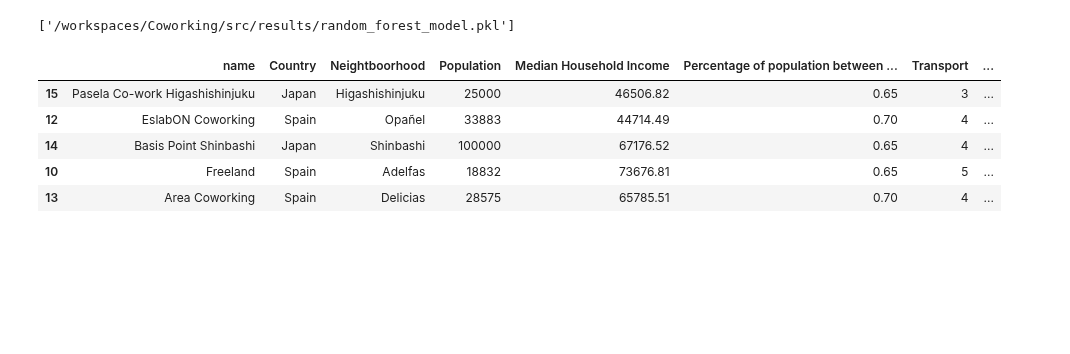
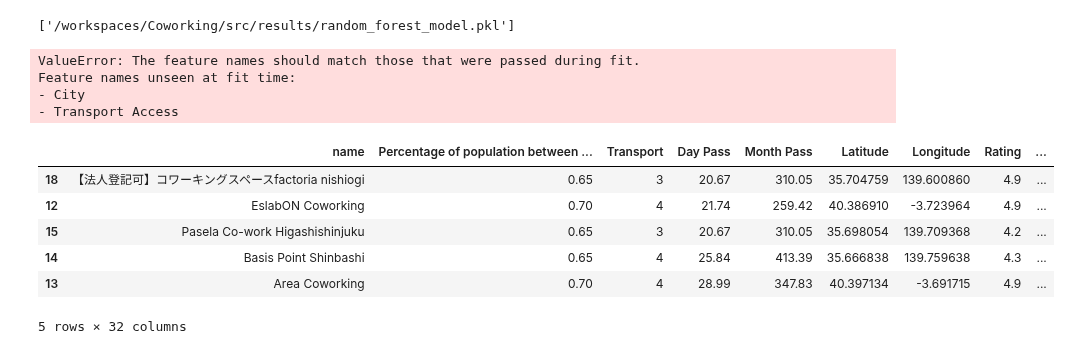
Before and after one commit to GabrielFersPin/Coworking, a Jupyter notebook: src/data_processing/training_model.ipynb, the cells around one changed output. Drawn from its saved outputs; the diff is of its cells as text; code cells hidden in the pictures; blank space fills up the shorter version.

Commit message:
modified:   src/data_processing/training_model.ipynb 	modified:   src/results/random_forest_model.pkl

```diff
--- a/src/data_processing/training_model.ipynb
+++ b/src/data_processing/training_model.ipynb
@@ -20,3 +3,7 @@ df.to_csv('/workspaces/Coworking/src/results/MergedPlacesScoreDistance.csv', ind
+# %%
+import pandas as pd
+
+df = pd.read_csv('/workspaces/Coworking/src/results/MergedPlacesScore.csv')
 # %%
 df.info()
 # %% [output]
@@ -40,6 +27,3 @@ memory usage: 2.7+ KB
 # %%
 # Drop the Address column as it doesn't add predictive value
-df = df.drop(columns=["Address"])
-
-# One-Hot Encode categorical columns like 'Country' and 'Neightboorhood'
-df = pd.get_dummies(df, columns=["Country", "Neightboorhood"], drop_first=True)
+df = df.drop(columns=["Address", 'Latitude', 'Longitude'])
@@ -48,11 +66,12 @@ NameError: name 'df' is not defined
 # %%
-# Load data (assumed you have this dataset loaded into 'df')
+import numpy as np
+
+# Load data (assumed you have this dataset loaded into 'df_encoded')
 # Add log transformations for skewed variables
-df['log_population'] = np.log(df['Population'] + 1)
-df['log_income'] = np.log(df['Median Household Income'] + 1)
-df['log_distance'] = np.log(df['distance_from_center'] + 1)
+df_encoded['log_population'] = np.log(df_encoded['Population'] + 1)
+df_encoded['log_income'] = np.log(df_encoded['Median Household Income'] + 1)
+df_encoded['log_distance'] = np.log(df_encoded['distance_from_center'] + 1)
+df_encoded['income_per_capita'] = df_encoded['Median Household Income'] / df_encoded['Population']
 
 # Drop the original columns
-df = df.drop(columns=['Population', 'Median Household Income', 'distance_from_center'])
-
-df['income_per_capita'] = df['Median Household Income'] / df['Population']
+df_encoded = df_encoded.drop(columns=['Population', 'Median Household Income', 'distance_from_center'])
@@ -150,5 +248,5 @@ Best Random Forest RMSE: 21.673783677117846
 # %%
-df["Predicted_Price_RF"] = best_rf_model.predict(X)
+df_encoded["Predicted_Price_RF"] = best_rf_model.predict(X)
 # %%
 import joblib
 
@@ -181,21 +282,30 @@ def predict_price(city, neighborhood, transport_access):
+# %%
+#Test the function
+predict_price('Madrid', 5)
+# %% [output]
+ValueError: The feature names should match those that were passed during fit.
+Feature names unseen at fit time:
+- City
+- Transport Access
 # %%
 user_max_price = 100  # Example value
 user_min_rating = 4.0  # Example value
 user_max_distance = 10  # Example in km
 
 filtered_spaces = df[
     (df["Predicted_Price_RF"] <= user_max_price) &
     (df["Rating"] >= user_min_rating) &
-    (df["distance_from_center"] <= user_max_distance)
+    (df["log_distance"] <= user_max_distance)
 ]
 
 filtered_spaces = filtered_spaces.sort_values(by="Predicted_Price_RF")
 
 filtered_spaces.head()
 # %% [output]
-|  | name | Country | Neightboorhood | Population | Median Household Income | Percentage of population between ... | Transport | ... |
-| 15 | Pasela Co-work Higashishinjuku | Japan | Higashishinjuku | 25000 | 46506.82 | 0.65 | 3 | ... |
-| 12 | EslabON Coworking | Spain | Opañel | 33883 | 44714.49 | 0.70 | 4 | ... |
-| 14 | Basis Point Shinbashi | Japan | Shinbashi | 100000 | 67176.52 | 0.65 | 4 | ... |
-| 10 | Freeland | Spain | Adelfas | 18832 | 73676.81 | 0.65 | 5 | ... |
-| 13 | Area Coworking | Spain | Delicias | 28575 | 65785.51 | 0.70 | 4 | ... |
+|  | name | Percentage of population between ... | Transport | Day Pass | Month Pass | Latitude | Longitude | Rating | ... |
+| 18 | 【法人登記可】コワーキングスペースfactoria nishiogi | 0.65 | 3 | 20.67 | 310.05 | 35.704759 | 139.600860 | 4.9 | ... |
+| 12 | EslabON Coworking | 0.70 | 4 | 21.74 | 259.42 | 40.386910 | -3.723964 | 4.9 | ... |
+| 15 | Pasela Co-work Higashishinjuku | 0.65 | 3 | 20.67 | 310.05 | 35.698054 | 139.709368 | 4.2 | ... |
+| 14 | Basis Point Shinbashi | 0.65 | 4 | 25.84 | 413.39 | 35.666838 | 139.759638 | 4.3 | ... |
+| 13 | Area Coworking | 0.70 | 4 | 28.99 | 347.83 | 40.397134 | -3.691715 | 4.9 | ... |
+5 rows × 32 columns
```
Also changed, not shown: parts of 19 cells of this notebook, 1 other file.
